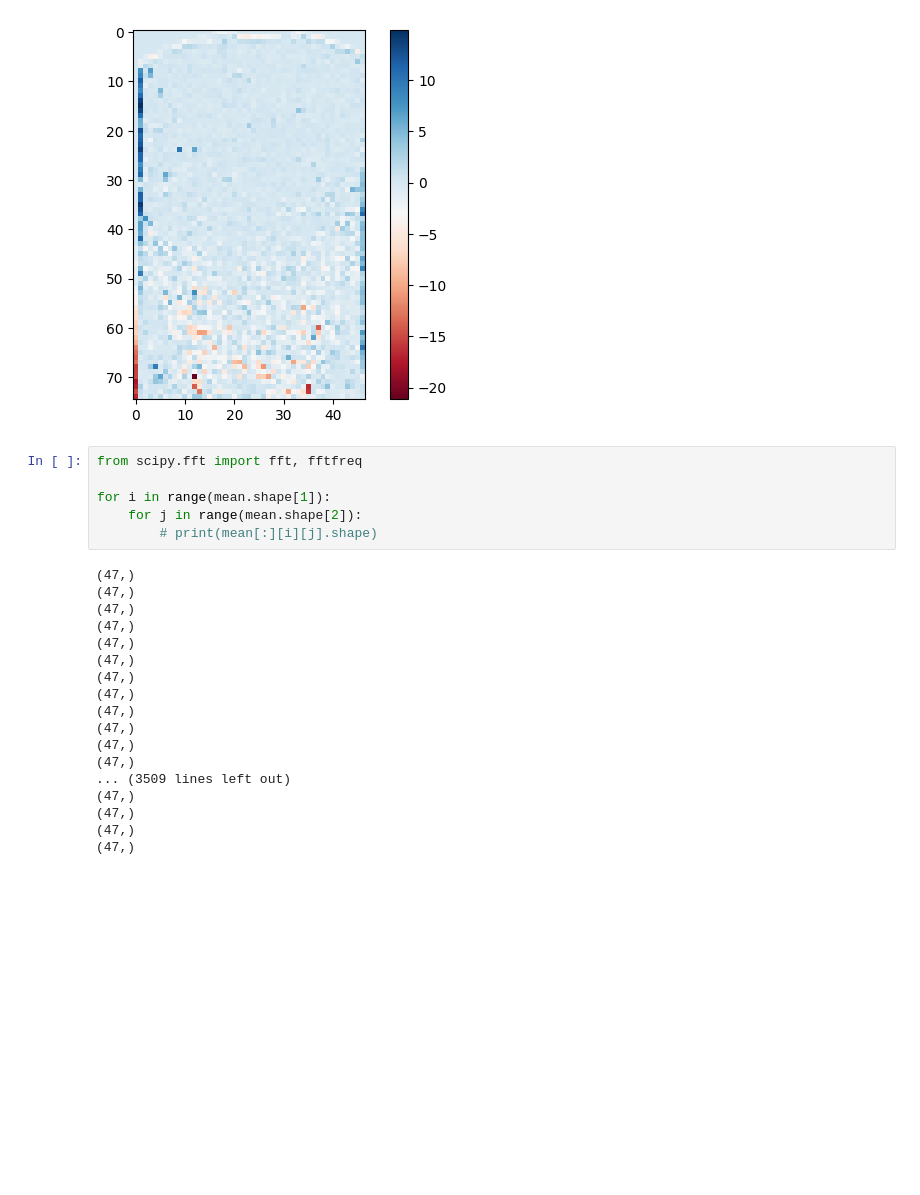
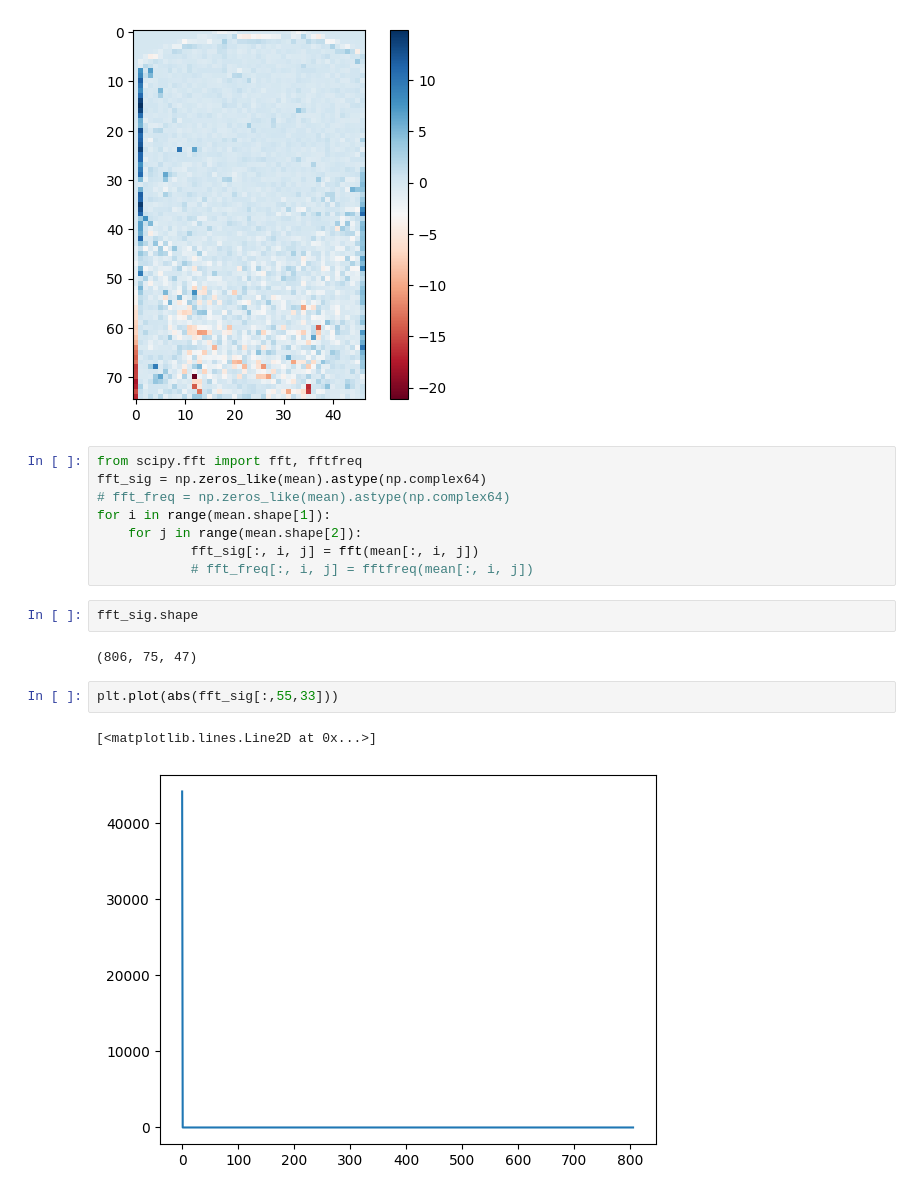
Before and after one commit to CaffineAddic/Wavelet_transforms_in_schlieren_flame_images, a Jupyter notebook: harr_transform.ipynb, the cells around one changed output. Saved outputs shown, nothing was run; the diff lists cells and outputs as text; blank space fills up the shorter version.

```diff
--- a/harr_transform.ipynb
+++ b/harr_transform.ipynb
@@ -72,26 +74,19 @@ plt.colorbar(neg)
 [figure]
 # %%
 from scipy.fft import fft, fftfreq
-
+fft_sig = np.zeros_like(mean).astype(np.complex64)
+# fft_freq = np.zeros_like(mean).astype(np.complex64)
 for i in range(mean.shape[1]):
     for j in range(mean.shape[2]):
-        # print(mean[:][i][j].shape)
+            fft_sig[:, i, j] = fft(mean[:, i, j])
+            # fft_freq[:, i, j] = fftfreq(mean[:, i, j])
-# %% [output]
-(47,)
-(47,)
-(47,)
-(47,)
-(47,)
-(47,)
-(47,)
-(47,)
-(47,)
-(47,)
-(47,)
-(47,)
-... (3509 lines left out)
-(47,)
-(47,)
-(47,)
-(47,)
+# %%
+fft_sig.shape
+# %% [output]
+(806, 75, 47)
+# %%
+plt.plot(abs(fft_sig[:,55,33]))
+# %% [output]
+[<matplotlib.lines.Line2D at 0x...>]
+[figure, added]
 # %%
```
Also changed, not shown: parts of 3 cells of this notebook.
